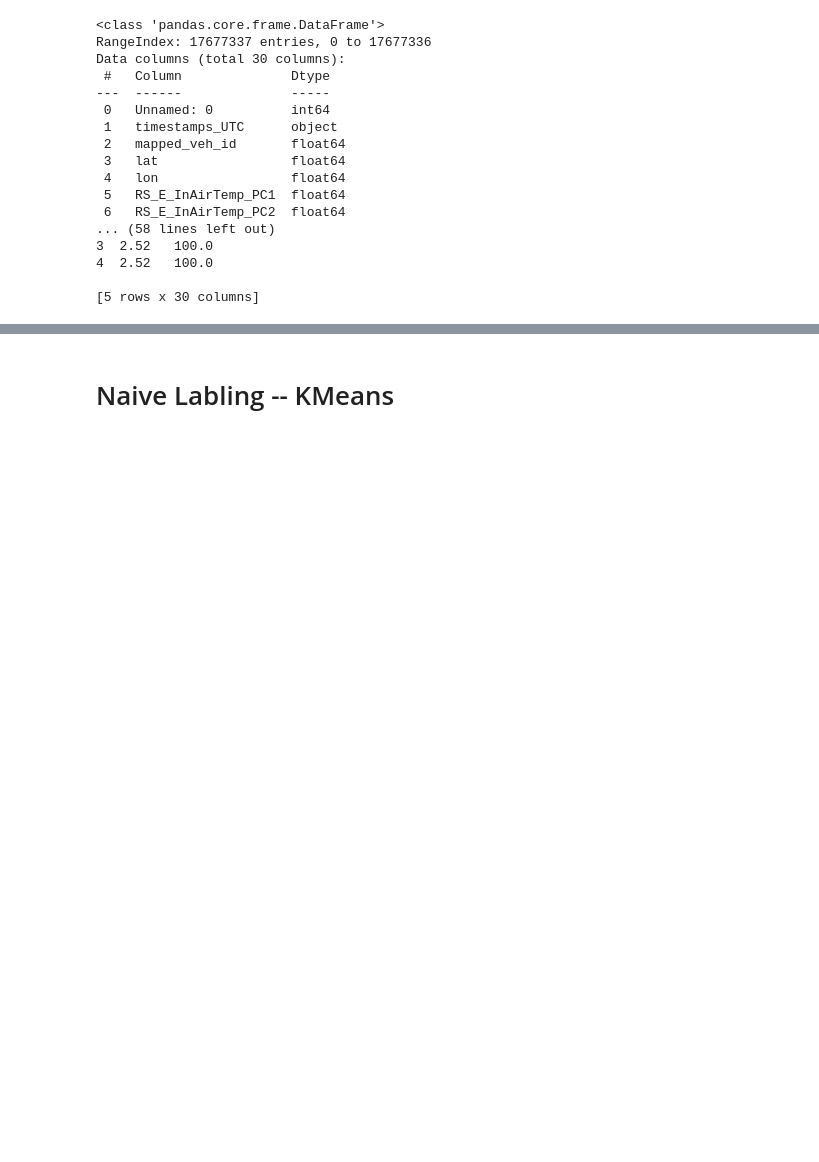
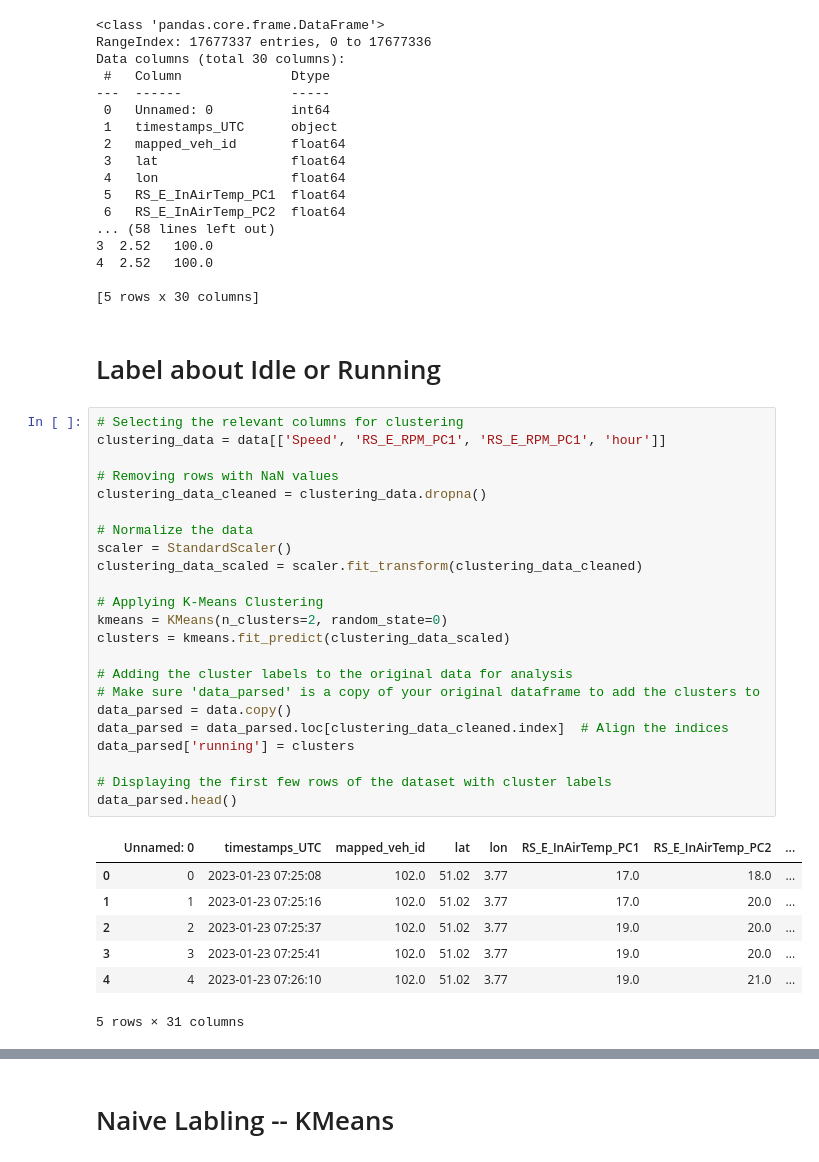
Before and after one commit to yutao-data/Data_Mining_SNCB, a Jupyter notebook: notebooks/sncb-data-labeling.ipynb, the cells around one changed output, grey strips where cells are left out. Saved outputs shown, nothing was run; the diff lists cells and outputs as text; blank space fills up the shorter version.

```diff
--- a/notebooks/sncb-data-labeling.ipynb
+++ b/notebooks/sncb-data-labeling.ipynb
@@ -50,3 +52,36 @@ Data columns (total 30 columns):
 4  2.52   100.0
 
 [5 rows x 30 columns]
+# %% [markdown]
+# Label about Idle or Running
+# %%
+# Selecting the relevant columns for clustering
+clustering_data = data[['Speed', 'RS_E_RPM_PC1', 'RS_E_RPM_PC1', 'hour']]
+
+# Removing rows with NaN values
+clustering_data_cleaned = clustering_data.dropna()
+
+# Normalize the data
+scaler = StandardScaler()
+clustering_data_scaled = scaler.fit_transform(clustering_data_cleaned)
+
+# Applying K-Means Clustering
+kmeans = KMeans(n_clusters=2, random_state=0)
+clusters = kmeans.fit_predict(clustering_data_scaled)
+
+# Adding the cluster labels to the original data for analysis
+# Make sure 'data_parsed' is a copy of your original dataframe to add the clusters to
+data_parsed = data.copy()
+data_parsed = data_parsed.loc[clustering_data_cleaned.index]  # Align the indices
+data_parsed['running'] = clusters
+
+# Displaying the first few rows of the dataset with cluster labels
+data_parsed.head()
+# %% [output]
+|  | Unnamed: 0 | timestamps_UTC | mapped_veh_id | lat | lon | RS_E_InAirTemp_PC1 | RS_E_InAirTemp_PC2 | ... |
+| 0 | 0 | 2023-01-23 07:25:08 | 102.0 | 51.02 | 3.77 | 17.0 | 18.0 | ... |
+| 1 | 1 | 2023-01-23 07:25:16 | 102.0 | 51.02 | 3.77 | 17.0 | 20.0 | ... |
+| 2 | 2 | 2023-01-23 07:25:37 | 102.0 | 51.02 | 3.77 | 19.0 | 20.0 | ... |
+| 3 | 3 | 2023-01-23 07:25:41 | 102.0 | 51.02 | 3.77 | 19.0 | 20.0 | ... |
+| 4 | 4 | 2023-01-23 07:26:10 | 102.0 | 51.02 | 3.77 | 19.0 | 21.0 | ... |
+5 rows × 31 columns
```
Also changed, not shown: parts of 5 cells of this notebook.
